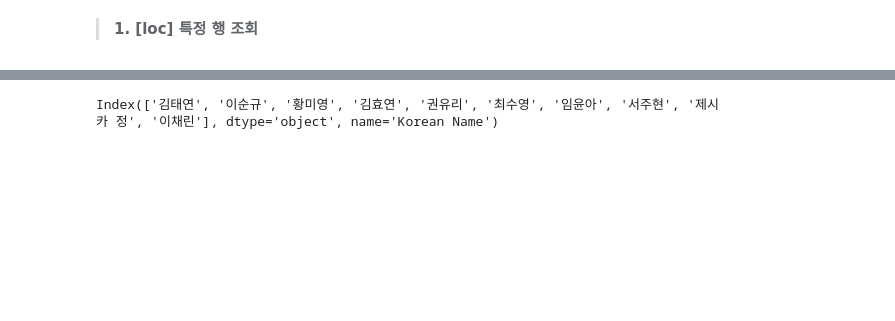
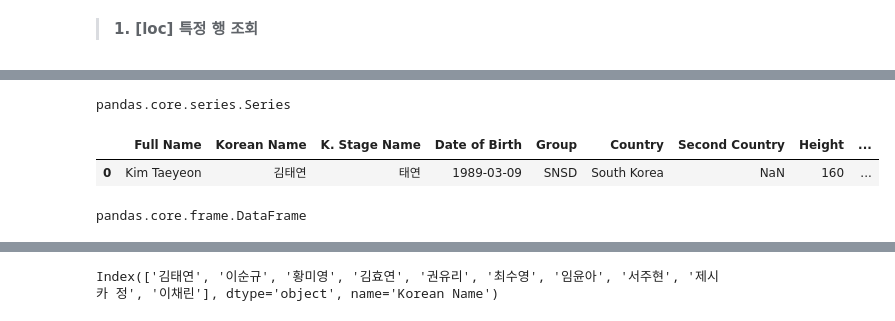
Before and after one commit to jungwoonAn/dataAnalysis, a Jupyter notebook: 02. 파이썬을 활용한 데이터 전처리/06_pandas_3_데이터_슬라이싱.ipynb, the cells around one changed output, grey strips where cells are left out. Drawn from its saved outputs; the diff is of its cells as text; code cells hidden in the pictures; blank space fills up the shorter version.

```diff
--- a/02. 파이썬을 활용한 데이터 전처리/06_pandas_3_데이터_슬라이싱.ipynb
+++ b/02. 파이썬을 활용한 데이터 전처리/06_pandas_3_데이터_슬라이싱.ipynb
@@ -195,6 +192,19 @@ Second Country            NaN
 Height                    160
 Weight                     44
 Name: 0, dtype: object
+# %%
+type(df.loc[0])
+# %% [output]
+pandas.core.series.Series
+# %%
+df.loc[[0]]
+# %% [output]
+|  | Full Name | Korean Name | K. Stage Name | Date of Birth | Group | Country | Second Country | Height | ... |
+| 0 | Kim Taeyeon | 김태연 | 태연 | 1989-03-09 | SNSD | South Korea | NaN | 160 | ... |
+# %%
+type(df.loc[[0]])
+# %% [output]
+pandas.core.frame.DataFrame
 # %%
 df.loc[[0,1]]
 # %% [output]
```
Also changed, not shown: parts of 4 cells of this notebook, 3 other files.
